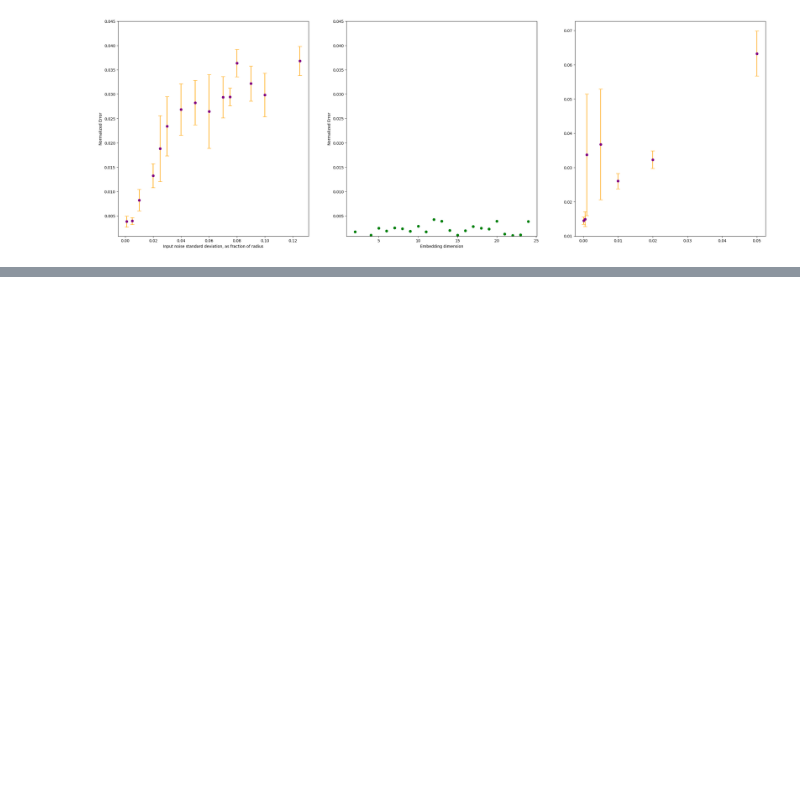
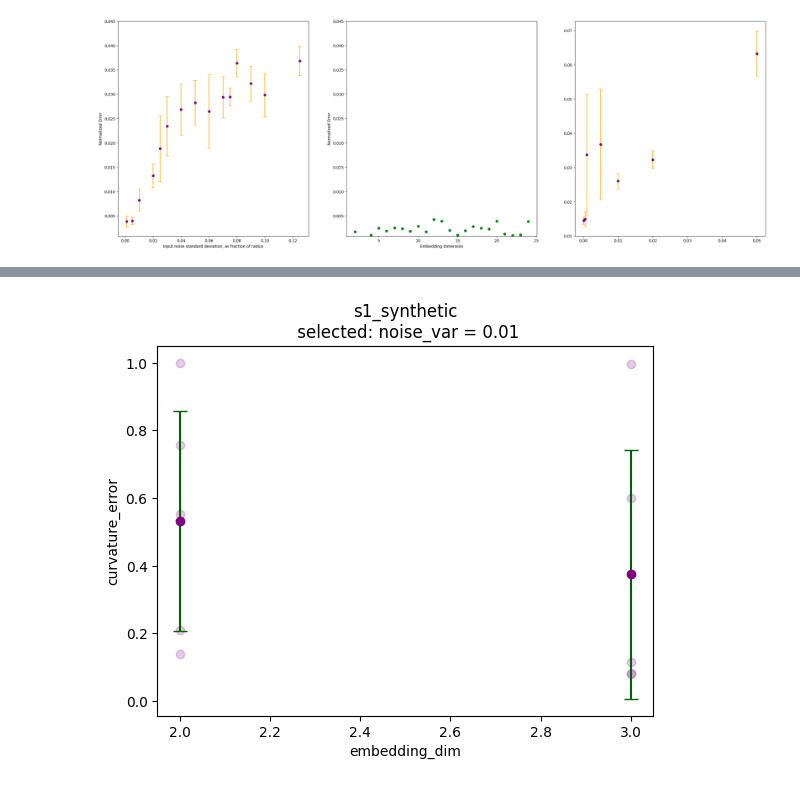
Before and after one commit to geometric-intelligence/neurometry, a Jupyter notebook: neuralgeom/notebooks/05_evaluate_curvature_estimation.ipynb, the cells around one changed output, grey strips where cells are left out. Cells and saved outputs as stored; diff of their text form; code cells hidden in the pictures; blank space fills up the shorter version.

```diff
--- a/neuralgeom/notebooks/05_evaluate_curvature_estimation.ipynb
+++ b/neuralgeom/notebooks/05_evaluate_curvature_estimation.ipynb
@@ -205,0 +395,10 @@ Text(0, 0.5, 'Normalized Error')
+# %%
+plot_errorbar_by(
+    runs_df,
+    dataset_name="s1_synthetic",
+    by="embedding_dim",
+    select="noise_var",
+    select_value=0.01,
+)
+# %% [output]
+[figure, added]
```
Also changed, not shown: parts of 15 cells of this notebook, 6 other files.
